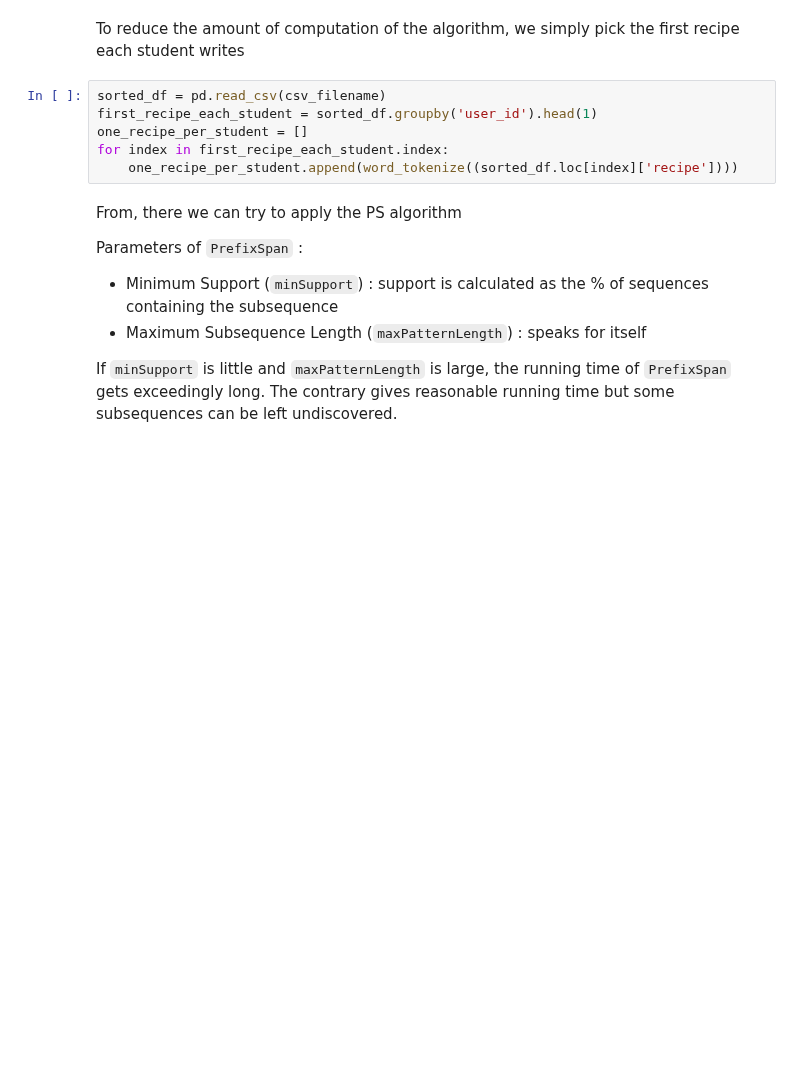
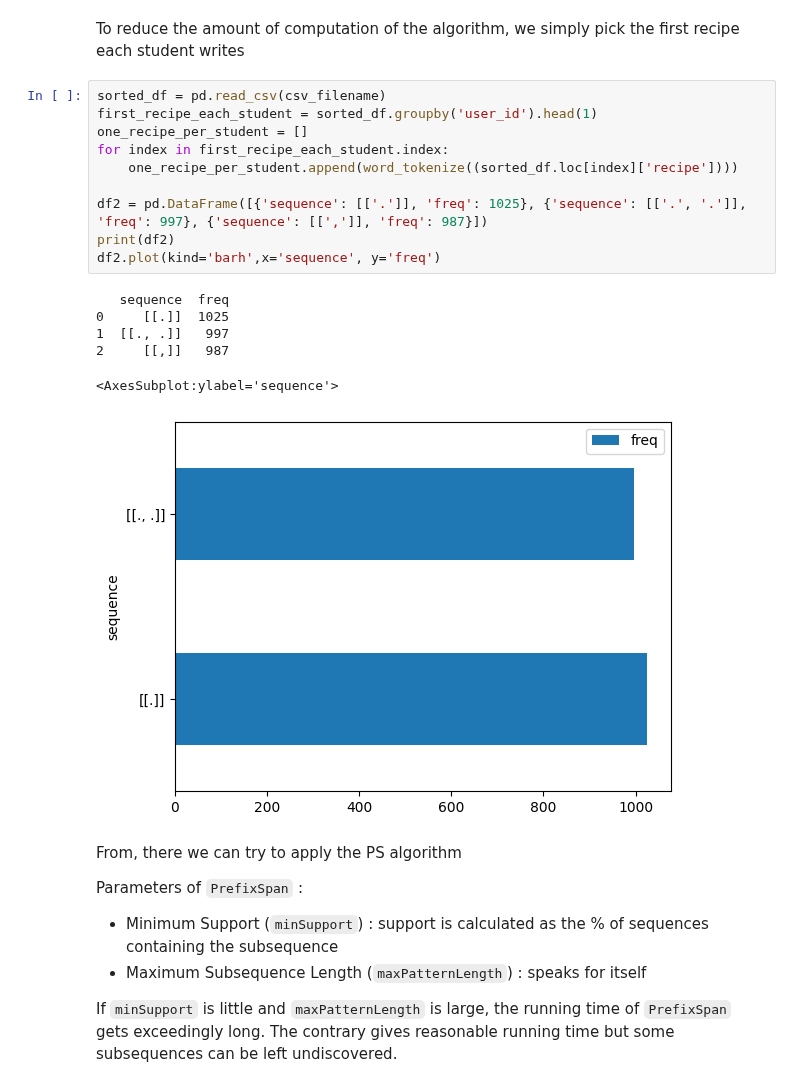
Before and after one commit to lucamouchel/Understanding-Revision-Behavior, a Jupyter notebook: Project.ipynb, the cells around one changed output. Saved outputs shown, nothing was run; the diff lists cells and outputs as text; blank space fills up the shorter version.

```diff
--- a/Project.ipynb
+++ b/Project.ipynb
@@ -162,9 +168,20 @@ To reduce the amount of computation of the algorithm, we simply pick the first r
 # %%
 sorted_df = pd.read_csv(csv_filename)
 first_recipe_each_student = sorted_df.groupby('user_id').head(1)
 one_recipe_per_student = []
 for index in first_recipe_each_student.index:
     one_recipe_per_student.append(word_tokenize((sorted_df.loc[index]['recipe'])))
+
+df2 = pd.DataFrame([{'sequence': [['.']], 'freq': 1025}, {'sequence': [['.', '.']], 'freq': 997}, {'sequence': [[',']], 'freq': 987}])
+print(df2)
+df2.plot(kind='barh',x='sequence', y='freq')
+# %% [output]
+   sequence  freq
+0     [[.]]  1025
+1  [[., .]]   997
+2     [[,]]   987
+<AxesSubplot:ylabel='sequence'>
+[figure, added]
 # %% [markdown]
 From, there we can try to apply the PS algorithm
 
```
Also changed, not shown: parts of 5 cells of this notebook.
